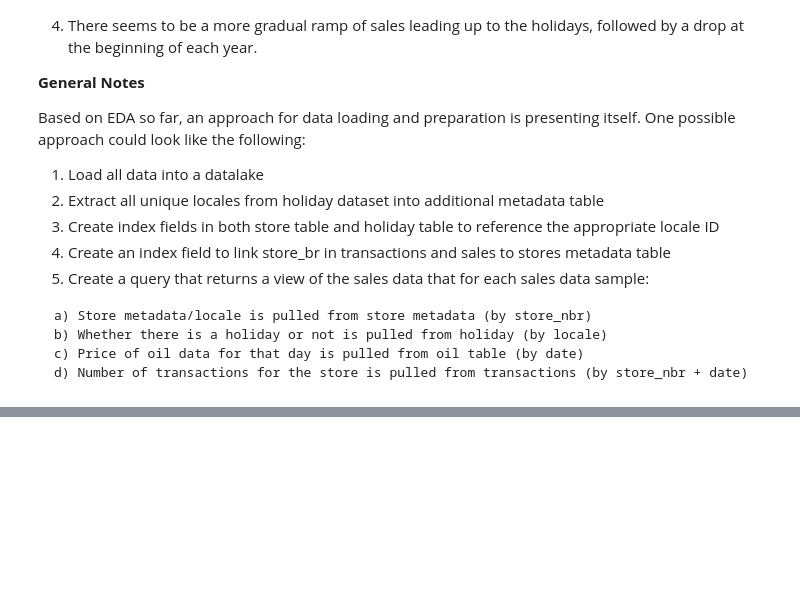
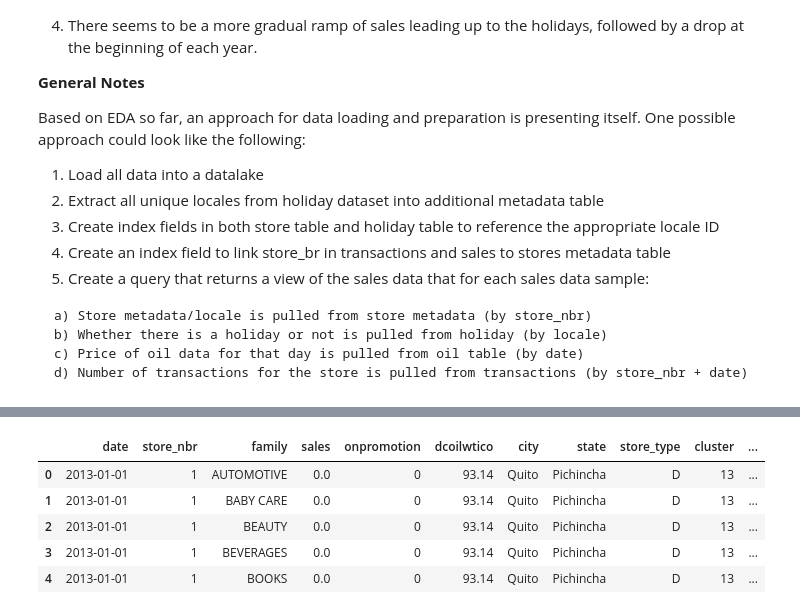
Before and after one commit to t4ai/aai-540-team-5, a Jupyter notebook: aai540_final_project.ipynb, the cells around one changed output, grey strips where cells are left out. Saved outputs shown, nothing was run; the diff lists cells and outputs as text; code cells hidden in the pictures; blank space fills up the shorter version.

```diff
--- a/aai540_final_project.ipynb
+++ b/aai540_final_project.ipynb
@@ -286,3 +359,6 @@ memory usage: 137.4+ MB
+# %%
+# Drop the id column
+sales_df.drop(columns=['id'], inplace=True)
 # %%
 # inspect date range and time steps for sales
 print("Time series summary for sales:")
@@ -340,0 +425,4 @@ Based on EDA so far, an approach for data loading and preparation is presenting
+# %%
+# Join sales with oil
+sale_data = pd.merge(sales_df, oil_df, on='date', how='left')
+sale_data.head()
@@ -340,0 +436,5 @@ Based on EDA so far, an approach for data loading and preparation is presenting
+# %%
+# Join sales+oil with store info
+sale_data = pd.merge(sale_data, stores_df, on='store_nbr', how='left')
+sale_data.rename(columns={'type': 'store_type'}, inplace=True)
+sale_data.head()
@@ -340,0 +448,11 @@ Based on EDA so far, an approach for data loading and preparation is presenting
+# %%
+# Temporarily merge holiday table
+sale_data = pd.merge(sale_data, holidays_df, on='date', how='left')
+sale_data.head()
+# %% [output]
+|  | date | store_nbr | family | sales | onpromotion | dcoilwtico | city | state | store_type | cluster | ... |
+| 0 | 2013-01-01 | 1 | AUTOMOTIVE | 0.0 | 0 | 93.14 | Quito | Pichincha | D | 13 | ... |
+| 1 | 2013-01-01 | 1 | BABY CARE | 0.0 | 0 | 93.14 | Quito | Pichincha | D | 13 | ... |
+| 2 | 2013-01-01 | 1 | BEAUTY | 0.0 | 0 | 93.14 | Quito | Pichincha | D | 13 | ... |
+| 3 | 2013-01-01 | 1 | BEVERAGES | 0.0 | 0 | 93.14 | Quito | Pichincha | D | 13 | ... |
+| 4 | 2013-01-01 | 1 | BOOKS | 0.0 | 0 | 93.14 | Quito | Pichincha | D | 13 | ... |
```
Also changed, not shown: parts of 25 cells of this notebook.
